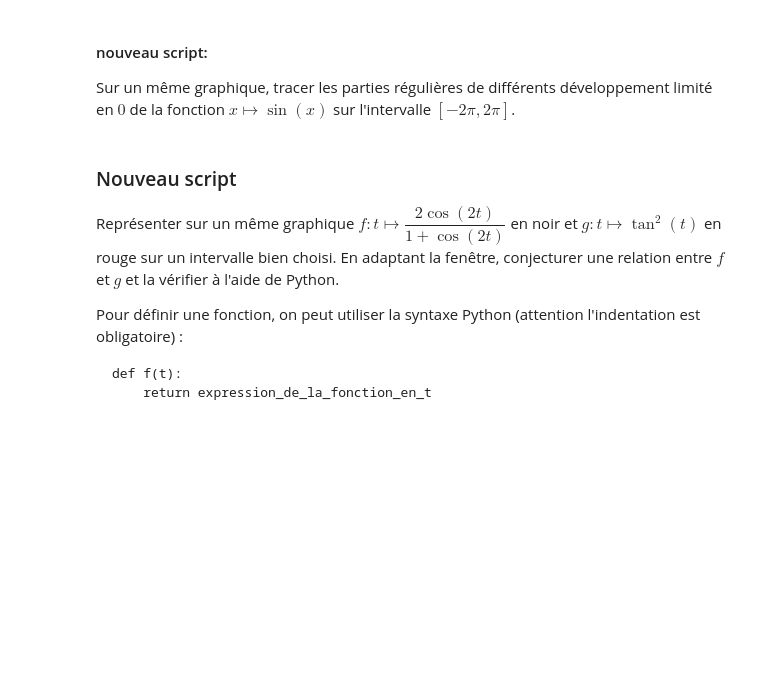
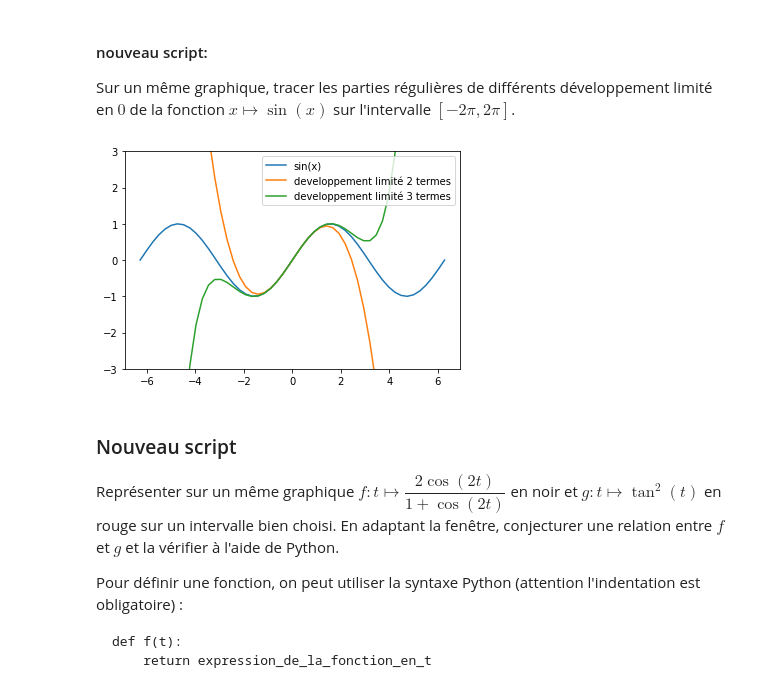
Before and after one commit to philippe-lemaire/insa-notebooks, a Jupyter notebook: travaux-pratiques/OMSI/TP1/TP1 - OMSI - Visualisation de courbes et surfaces - Corrigé.ipynb, the cells around one changed output. Saved outputs shown, nothing was run; the diff lists cells and outputs as text; code cells hidden in the pictures; blank space fills up the shorter version.

```diff
--- a/travaux-pratiques/OMSI/TP1/TP1 - OMSI - Visualisation de courbes et surfaces - Corrigé.ipynb
+++ b/travaux-pratiques/OMSI/TP1/TP1 - OMSI - Visualisation de courbes et surfaces - Corrigé.ipynb
@@ -112,6 +130,28 @@ plt.plot(t, f(t)); #Le ; final évite juste la représentation texte de l'objet
 # %% [markdown]
 #### nouveau script:
 Sur un même graphique, tracer les parties régulières de différents développement limité en $0$ de la fonction $x\mapsto \sin(x)$ sur l'intervalle $[-2\pi,2\pi]$.
+# %%
+## Solution
+
+
+# somme (-1)^k x^(2k+1)/(2k+1)!
+x = np.linspace(-2*np.pi, 2*np.pi, 50)
+
+y1 = np.sin(x)
+y2 = x - x**3/np.math.factorial(3)
+y3 = x - x**3/np.math.factorial(3) + x**5/np.math.factorial(5)
+#y4 = x - x**3/np.math.factorial(3) + x**5/np.math.factorial(5) - x**7/np.math.factorial(7)
+
+plt.plot(x, y1, label='sin(x)')
+plt.plot(x, y2, label='developpement limité 2 termes')
+plt.plot(x, y3, label='developpement limité 3 termes')
+#plt.plot(x, y3, label='developpement limité 4 termes')
+
+plt.ylim(-3,3) #limiter les y à -2, 2 sinon les valeurs du développement limité vont loin
+plt.legend()
+plt.show()
+# %% [output]
+[figure, added]
 # %% [markdown]
 ### Nouveau script
 
```
Also changed, not shown: parts of 7 cells of this notebook, 1 other file.
